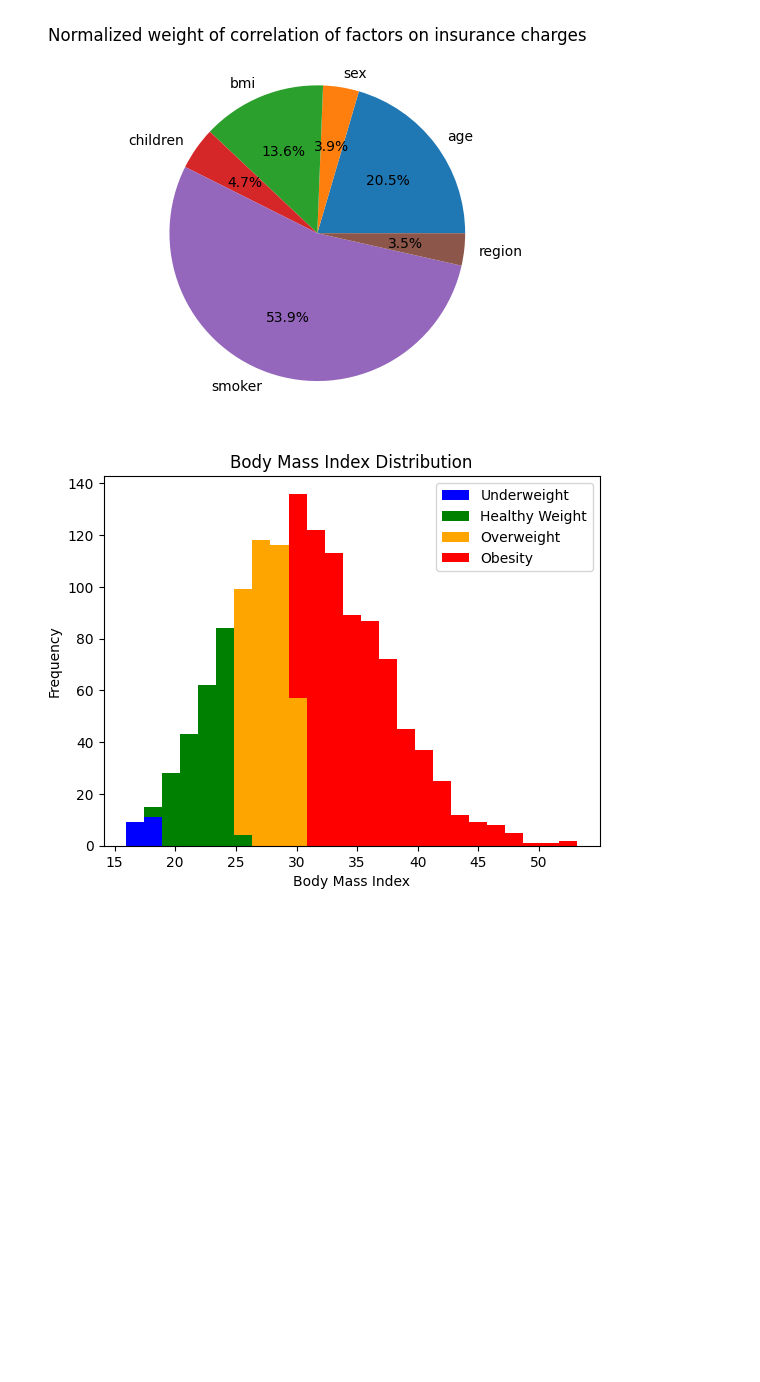
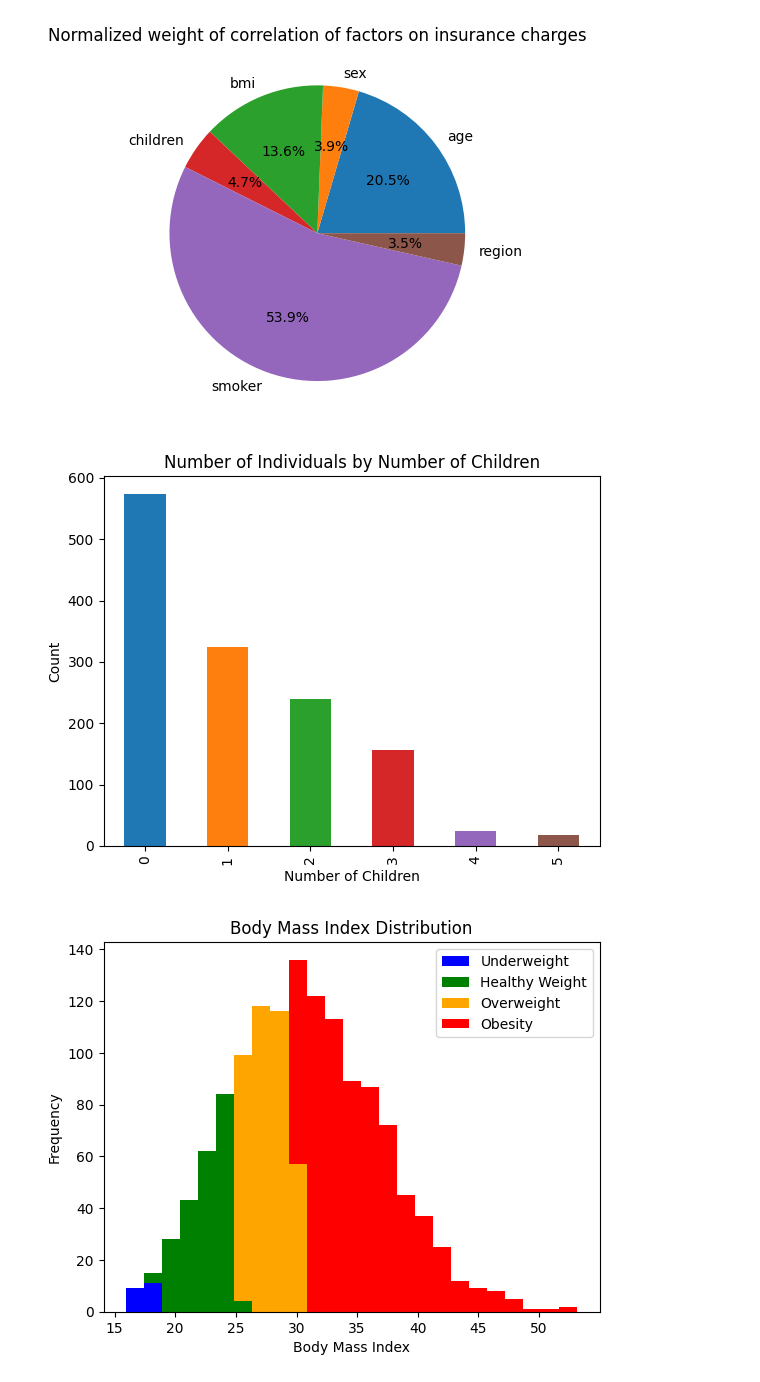
Before and after one commit to PeEnAvRi/Project3CanCode, a Jupyter notebook: Project3CanCodePedro.ipynb, the cells around one changed output. Saved outputs shown, nothing was run; the diff lists cells and outputs as text; code cells hidden in the pictures; blank space fills up the shorter version.

```diff
--- a/Project3CanCodePedro.ipynb
+++ b/Project3CanCodePedro.ipynb
@@ -140,6 +140,31 @@ min       1.000000   1121.873900
 max       4.000000  63770.428010
 [figure]
 [figure]
+# %%
+import pandas as pd
+import matplotlib.pyplot as plt
+
+# Load data from URL
+df = pd.read_csv('https://raw.githubusercontent.com/PeEnAvRi/Project3CanCode/main/insurance.csv')
+
+# Count the number of individuals with each number of children
+children_counts = df['children'].value_counts()
+
+# Define a list of colors
+colors = ['#1f77b4', '#ff7f0e', '#2ca02c', '#d62728', '#9467bd', '#8c564b']
+
+# Create bar chart of children counts
+children_counts.plot(kind='bar', color=colors)
+
+# Add labels and title to the chart
+plt.xlabel('Number of Children')
+plt.ylabel('Count')
+plt.title('Number of Individuals by Number of Children')
+
+# Show the chart
+plt.show()
+# %% [output]
+[figure, added]
 # %%
 # Define the 4 BMI categories
 underweight = df[df['bmi'] < 18.5]['bmi']
```
Also changed, not shown: parts of 3 cells of this notebook.
